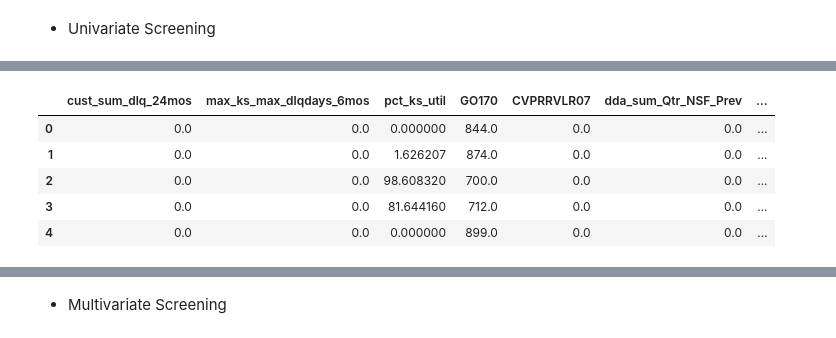
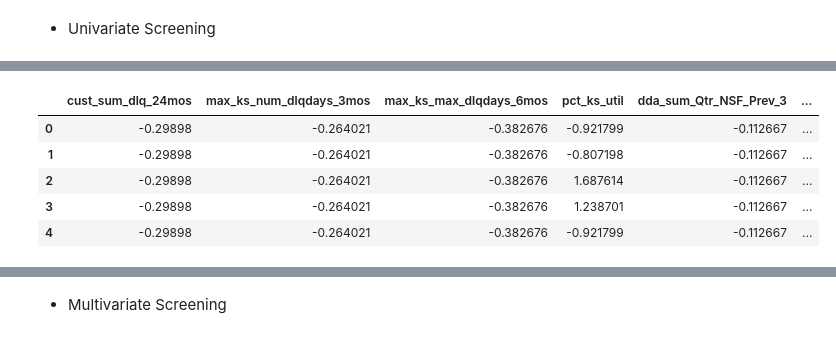
Before and after one commit to of1201/Retail-Credit-Modeling, a Jupyter notebook: src/Retail Credit Risk.ipynb, the cells around one changed output, grey strips where cells are left out. Drawn from its saved outputs; the diff is of its cells as text; code cells hidden in the pictures.

Commit message:
Add files via upload
finish clustering and variable screening

```diff
--- a/src/Retail Credit Risk.ipynb
+++ b/src/Retail Credit Risk.ipynb
@@ -248,3 +248,10 @@ df.head()
 | 4 | 0 | -4 | -4 | -4 | -4 | -4 | -4 | -4 | -4 | -4 | ... |
 # %% [markdown]
 Now all variables are numeric except for missing values
+# %%
+# Normalizing numeric variables
+from sklearn.preprocessing import StandardScaler
+
+sc = StandardScaler()
+df = pd.DataFrame(sc.fit_transform(df), columns=df.columns)
+df.head(10)
@@ -251,9 +270,7 @@ Now all variables are numeric except for missing values
 # %%
 # Deal with missing values for all variables using the KNN method
 from sklearn.impute import KNNImputer
-from sklearn.preprocessing import StandardScaler
-sc = StandardScaler()
-sc.fit_transform(df)
+
 imputer = KNNImputer(n_neighbors=5)
 df = pd.DataFrame(imputer.fit_transform(df),columns = df.columns)
 df_dummy = pd.DataFrame(sc.inverse_transform(df), columns=df.columns)
@@ -351,8 +368,8 @@ for column in df_categ:
 chi_result = pd.DataFrame(data = chi_result)
 chi_result.sort_values(by = ['p-value'], ascending = True, ignore_index=True, inplace = True)
 print(chi_result)
-# Select all categorical variables with 0 p-value
-index = chi_result['p-value']==0
+# Select all categorical variables with p-value < 0.05
+index = chi_result['p-value'] < 0.05
 df_categ_sel = df_categ[chi_result['Categorical Features'][index]]
 # %% [output]
               Categorical Features       p-value
@@ -450,0 +461,8 @@ print(len(df.columns))
+# %%
+# remove all WOE and GRP variables
+df_WOE_sel = df.loc[:, df.columns.str.contains("WOE")]
+df_GRP_sel = df.loc[:, df.columns.str.contains("GRP")]
+
+df = df.drop(columns = df_WOE_sel.columns)
+df = df.drop(columns = df_GRP_sel.columns)
+df.head()
@@ -488,21 +501,21 @@ df_WOE_sel.head()
 # %%
 # variable without WOE
-new_col = [i for i in df.columns if i not in df_WOE_sel]
-df_Var_sel = df[new_col]
+# new_col = [i for i in df.columns if i not in df_WOE_sel]
+# df_Var_sel = df[new_col]
 
 # separate categorical and numeric features
-index_categ = df_Var_sel.nunique()<=15
-index_numeric = df_Var_sel.nunique()>15
+index_categ = df.nunique()<=15
+index_numeric = df.nunique()>15
 
-df_Var_categ = df_Var_sel[df_Var_sel.columns[index_categ]]
-df_Var_numeric = df_Var_sel[df_Var_sel.columns[index_numeric]]
+df_Var_categ = df[df.columns[index_categ]]
+df_Var_numeric = df[df.columns[index_numeric]]
 df_Var_numeric.head()
 # %% [output]
-|  | cust_sum_dlq_24mos | max_ks_max_dlqdays_6mos | pct_ks_util | GO170 | CVPRRVLR07 | dda_sum_Qtr_NSF_Prev | ... |
-| 0 | 0.0 | 0.0 | 0.000000 | 844.0 | 0.0 | 0.0 | ... |
-| 1 | 0.0 | 0.0 | 1.626207 | 874.0 | 0.0 | 0.0 | ... |
-| 2 | 0.0 | 0.0 | 98.608320 | 700.0 | 0.0 | 0.0 | ... |
-| 3 | 0.0 | 0.0 | 81.644160 | 712.0 | 0.0 | 0.0 | ... |
-| 4 | 0.0 | 0.0 | 0.000000 | 899.0 | 0.0 | 0.0 | ... |
+|  | cust_sum_dlq_24mos | max_ks_num_dlqdays_3mos | max_ks_max_dlqdays_6mos | pct_ks_util | dda_sum_Qtr_NSF_Prev_3 | ... |
+| 0 | -0.29898 | -0.264021 | -0.382676 | -0.921799 | -0.112667 | ... |
+| 1 | -0.29898 | -0.264021 | -0.382676 | -0.807198 | -0.112667 | ... |
+| 2 | -0.29898 | -0.264021 | -0.382676 | 1.687614 | -0.112667 | ... |
+| 3 | -0.29898 | -0.264021 | -0.382676 | 1.238701 | -0.112667 | ... |
+| 4 | -0.29898 | -0.264021 | -0.382676 | -0.921799 | -0.112667 | ... |
 # %%
 # calculate IV for existing WOE variables
```
Also changed, not shown: parts of 25 cells of this notebook.
